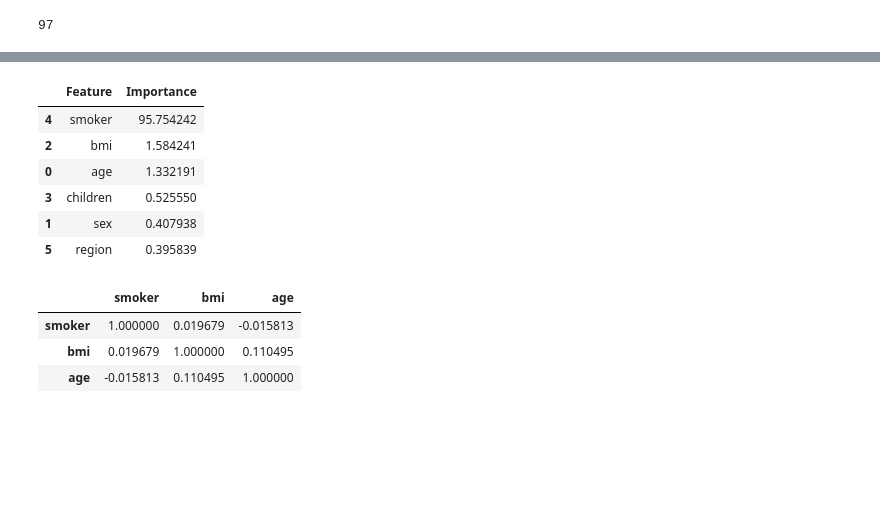
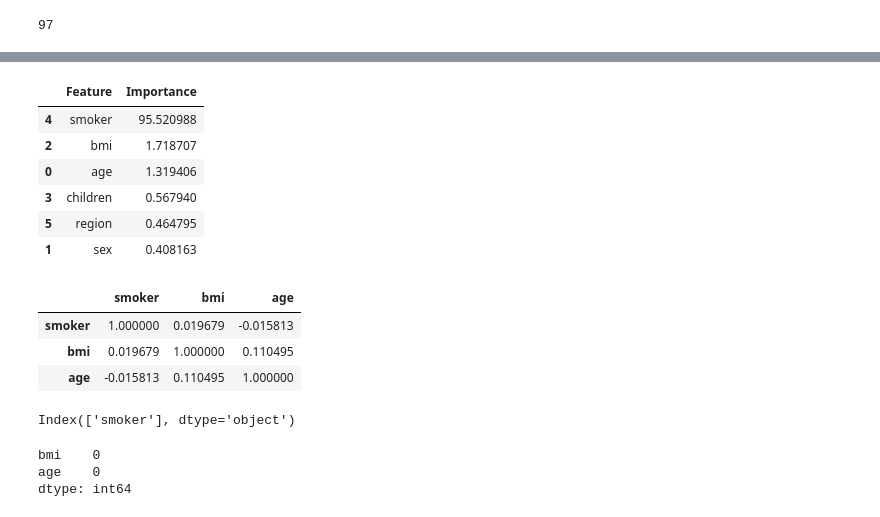
Before and after one commit to Bea-Castro/regresi-n_lineal, a Jupyter notebook: src/explore.ipynb, the cells around one changed output, grey strips where cells are left out. Drawn from its saved outputs; the diff is of its cells as text; code cells hidden in the pictures; blank space fills up the shorter version.

```diff
--- a/src/explore.ipynb
+++ b/src/explore.ipynb
@@ -169,7 +171,7 @@ df_escalado.head()
 # %%
 # Partición de los datos
-X = df_escalado.drop(['charges'], axis=1)
-y = df_escalado['charges']
+X = df_noinflu.drop(['charges'], axis=1)
+y = df_noinflu['charges']
 
 # Separamos los datos en entrenamiento y testeo
 
@@ -192,17 +179,17 @@ X_train, X_test, y_train, y_test = train_test_split(X,y, test_size=0.2, random_s
 # %%
 # Selección de características, utilizamos XGBoost
 
 xgb_model = xgb.XGBRegressor(objective='reg:squarederror', random_state=42).fit(X_train, y_train)
-df_escalado = pd.DataFrame({'Feature':X_train.columns, 'Importance':xgb_model.feature_importances_*100})
-df_escalado = df_escalado.sort_values(by='Importance', ascending=False)
-df_escalado
+df_imp= pd.DataFrame({'Feature':X_train.columns, 'Importance':xgb_model.feature_importances_*100})
+df_imp = df_imp.sort_values(by='Importance', ascending=False)
+df_imp
 # %% [output]
 |  | Feature | Importance |
-| 4 | smoker | 95.754242 |
-| 2 | bmi | 1.584241 |
-| 0 | age | 1.332191 |
-| 3 | children | 0.525550 |
-| 1 | sex | 0.407938 |
-| 5 | region | 0.395839 |
+| 4 | smoker | 95.520988 |
+| 2 | bmi | 1.718707 |
+| 0 | age | 1.319406 |
+| 3 | children | 0.567940 |
+| 5 | region | 0.464795 |
+| 1 | sex | 0.408163 |
 # %%
 # Seleccionamos las características que tienen una impportancia > 1%
@@ -216,3 +203,10 @@ X_train_imp.corr()
 | smoker | 1.000000 | 0.019679 | -0.015813 |
 | bmi | 0.019679 | 1.000000 | 0.110495 |
 | age | -0.015813 | 0.110495 | 1.000000 |
+# %%
+# Escalado de variables
+# Identificar las variables binarias
+binary_cols = X_train_imp[(X_train_imp == 0)|(X_train_imp == 1)].dropna(axis=1).columns
+binary_cols
+# %% [output]
+Index(['smoker'], dtype='object')
@@ -218,0 +224,11 @@ X_train_imp.corr()
+# %%
+# Pasamos las variables X no binarias a dataframe y unimos las columnas binarias con las no binarias
+X_train_nobi_escal = pd.DataFrame(X_train_nobi_escal, index=X_train_nobi.index, columns=X_train_nobi.columns)
+X_test_nobi_escal = pd.DataFrame(X_test_nobi_escal, index=X_test_nobi.index, columns=X_test_nobi.columns)
+
+X_train_bin = X_train[binary_cols].loc[X_train_nobi_escal.index]
+X_test_bin = X_test[binary_cols].loc[X_test_nobi_escal.index]
+# %% [output]
+bmi    0
+age    0
+dtype: int64
```
Also changed, not shown: parts of 13 cells of this notebook.
